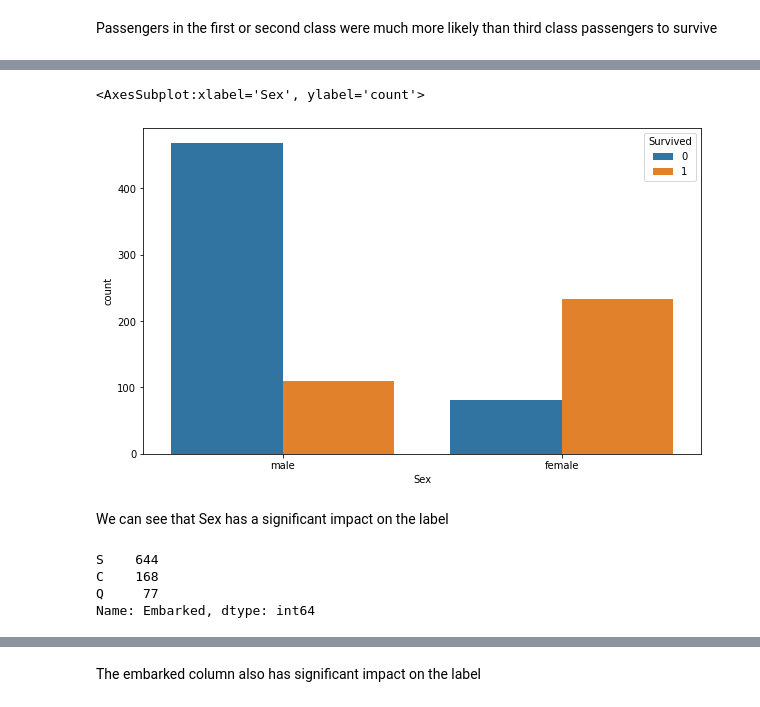
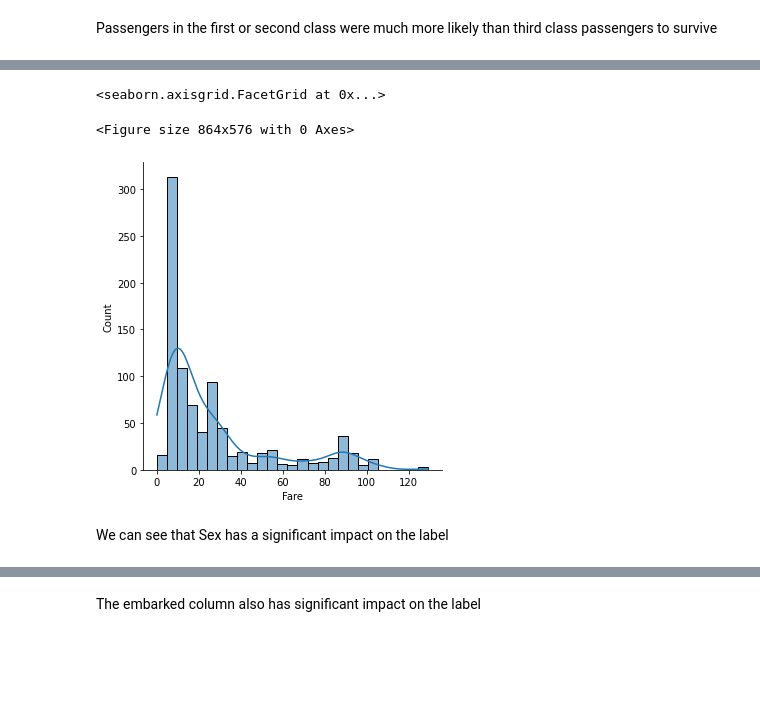
Before and after one commit to sperng/kaggle_Titanic, a Jupyter notebook: titanic_competition.ipynb, the cells around one changed output, grey strips where cells are left out. Drawn from its saved outputs; the diff is of its cells as text; code cells hidden in the pictures; blank space fills up the shorter version.

```diff
--- a/titanic_competition.ipynb
+++ b/titanic_competition.ipynb
@@ -123,0 +132,10 @@ numpy.float64
+# %%
+#replaces fare to 90th perentile plus an arbitrary scalar adjustment so that they keep their positions but -
+#do not affect the distribution too heavily
+def replace_fare(fare):
+    if (fare > 77.9583):
+        return 78 + (fare/10)
+    else:
+        return fare
+# %%
+df['Fare'] = df['Fare'].apply(lambda x: replace_fare(x))
@@ -124,17 +155,16 @@ numpy.float64
+# %%
+plt.figure(figsize=(12,8))
+sns.displot(data=df, kind='hist',x='Fare',kde=True)
+# %% [output]
+<seaborn.axisgrid.FacetGrid at 0x...>
+<Figure size 864x576 with 0 Axes>
+[figure, added]
 # %%
 plt.figure(figsize=(10,6))
 sns.countplot(data=df,x='Sex',hue='Survived')
-# %% [output]
-<AxesSubplot:xlabel='Sex', ylabel='count'>
-[figure, removed]
 # %% [markdown]
 We can see that Sex has a significant impact on the label
 # %%
 df['Embarked'].value_counts()
-# %% [output]
-S    644
-C    168
-Q     77
-Name: Embarked, dtype: int64
 # %%
 sns.countplot(data=df,x='Embarked',hue='Survived')
```
Also changed, not shown: parts of 9 cells of this notebook.
